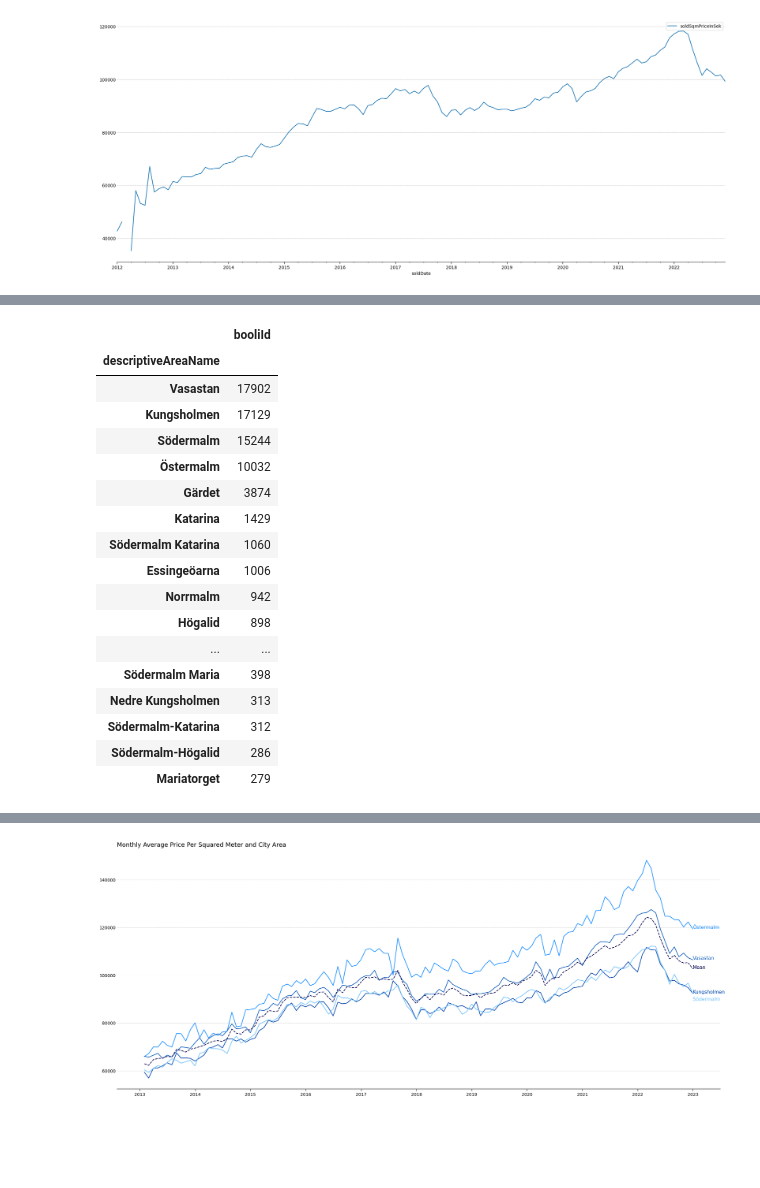
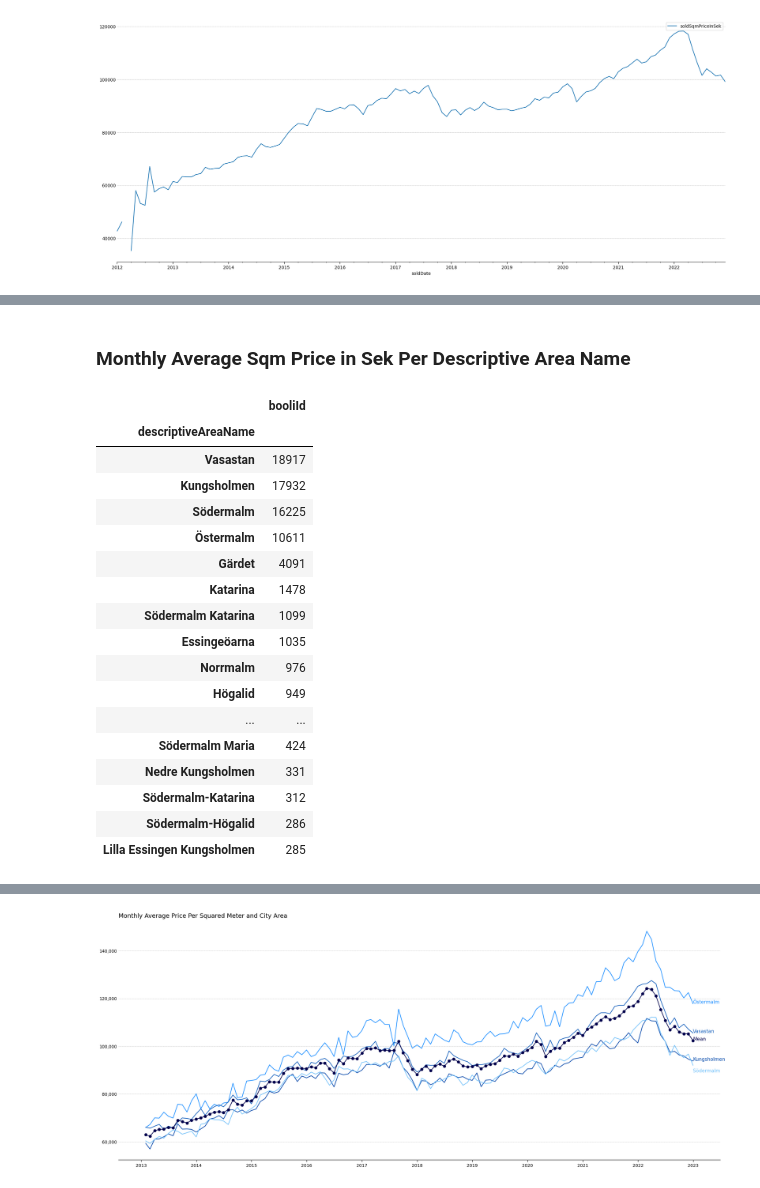
Before and after one commit to cfuru/Azure-Functions, a Jupyter notebook: func-booli-scraper-001/2_EDA_data_cleaning.ipynb, the cells around one changed output, grey strips where cells are left out. Saved outputs shown, nothing was run; the diff lists cells and outputs as text; code cells hidden in the pictures; blank space fills up the shorter version.

```diff
--- a/func-booli-scraper-001/2_EDA_data_cleaning.ipynb
+++ b/func-booli-scraper-001/2_EDA_data_cleaning.ipynb
@@ -96,14 +41,14 @@ columns_to_rename = {
     "rooms.raw": "numberOfRooms"
 }
 
-df_clean = (
+df = (
     azure_utils.ingest_raw_data("sold/Sold_Lägenhet")
     .pipe(data_cleaning.drop_dataframe_columns, columns_to_drop)
     .pipe(data_cleaning.set_dtype_to_numeric, non_numeric_columns)
     .pipe(data_cleaning.change_timestamp_format, "soldDate")
     .pipe(data_cleaning.rename_df_columns, columns_to_rename)
 )
-df_clean.head()
+df.head()
 # %% [output]
 |  | booliId | streetAddress | constructionYear | objectType | descriptiveAreaName | soldPriceType | daysActive | ... |
 | 0 | 1297209 | Drottningholmsvägen 48 | 2011.0 | Lägenhet | St Göran | Slutpris | 18.0 | ... |
@@ -267,5 +209,4 @@ def plot_dates(dataframe, date_col, measure_col, agg_func = "count"):
 # %%
-df_clean["soldDate"] = pd.to_datetime(df_clean["soldDate"], format = "%Y-%m-%d")
-plot_dates(df_clean, "soldDate", "booliId", "count")
-# df_clean[["soldDate", "booliId"]].set_index("soldDate").groupby([pd.Grouper(freq = "M")]).count()
+df["soldDate"] = pd.to_datetime(df["soldDate"], format = "%Y-%m-%d")
+plot_dates(df, "soldDate", "booliId", "count")
 # %% [output]
@@ -288,28 +235,28 @@ test.pivot(index = "soldDate", columns = "numberOfRooms", values = "soldSqmPrice
+# %% [markdown]
+### Monthly Average Sqm Price in Sek Per Descriptive Area Name
 # %%
-df_clean[["descriptiveAreaName", "booliId"]].groupby(["descriptiveAreaName"]).count().sort_values(by = "booliId", ascending = False).head(30)
-
-# pd.DataFrame(df_clean.descriptiveAreaName.unique(), columns = ["Area Name"])
+df[["descriptiveAreaName", "booliId"]].groupby(["descriptiveAreaName"]).count().sort_values(by = "booliId", ascending = False).head(30)
 # %% [output]
 |  | booliId |
 | descriptiveAreaName |  |
-| Vasastan | 17902 |
-| Kungsholmen | 17129 |
-| Södermalm | 15244 |
-| Östermalm | 10032 |
-| Gärdet | 3874 |
-| Katarina | 1429 |
-| Södermalm Katarina | 1060 |
-| Essingeöarna | 1006 |
-| Norrmalm | 942 |
-| Högalid | 898 |
+| Vasastan | 18917 |
+| Kungsholmen | 17932 |
+| Södermalm | 16225 |
+| Östermalm | 10611 |
+| Gärdet | 4091 |
+| Katarina | 1478 |
+| Södermalm Katarina | 1099 |
+| Essingeöarna | 1035 |
+| Norrmalm | 976 |
+| Högalid | 949 |
 | ... | ... |
-| Södermalm Maria | 398 |
-| Nedre Kungsholmen | 313 |
+| Södermalm Maria | 424 |
+| Nedre Kungsholmen | 331 |
 | Södermalm-Katarina | 312 |
 | Södermalm-Högalid | 286 |
-| Mariatorget | 279 |
+| Lilla Essingen Kungsholmen | 285 |
 # %%
-df_area_price = df_clean[["soldDate", "descriptiveAreaName", "soldSqmPriceInSek"]].set_index("soldDate")
+df_area_price = df[["soldDate", "descriptiveAreaName", "soldSqmPriceInSek"]].set_index("soldDate")
 df_area_price = df_area_price[df_area_price.descriptiveAreaName.isin(["Vasastan", "Kungsholmen", "Södermalm", "Östermalm"])]
 df_area_price = df_area_price[df_area_price.index >= "2012-12-31"]
 df_area_price = df_area_price.groupby([pd.Grouper(freq = "M"), "descriptiveAreaName"]).mean().reset_index()
@@ -325,7 +272,7 @@ df_area_price.reset_index().head()
 | 3 | 2013-04-30 | 61214.252525 | 62196.533333 | 67286.456311 | 69905.116279 | 65150.589612 |
 | 4 | 2013-05-31 | 62088.827957 | 61526.765432 | 65177.415584 | 72397.000000 | 65297.502243 |
 # %%
-def plot_shit(dataframe, ax):
+def plot_sqm_price_per_date(dataframe, ax):
 
     color_tableau = {
         "Kungsholmen": "#0047ab",
@@ -343,6 +290,7 @@ def plot_shit(dataframe, ax):
     ax.spines["bottom"].set_visible(True)
     ax.get_xaxis().tick_bottom()
     ax.get_yaxis().tick_left()
+    ax.yaxis.set_major_formatter(StrMethodFormatter('{x:,.0f}'))
 
     ax.grid(axis = "y", linestyle = "--", linewidth = 0.5)
 
@@ -353,33 +301,34 @@ def plot_shit(dataframe, ax):
     ax.tick_params(
         axis="x",
         length = 5
     )
 
     for area, color in color_tableau.items():
         if area == "Mean":
             plt.plot(temp["soldDate"].values,
                     temp[area].values,
                     lw = 1.5,
-                    linestyle = "--",
+                    linestyle = "-",
+                    marker = "o",
                     color = color)
         else:
             plt.plot(temp["soldDate"].values,
                     temp[area].values,
                     lw = 1.5,
                     color = color)
 
         y_pos = temp[area].values[-1] - 0.5
         if area == "Södermalm":
             y_pos += -3000
 
         plt.text(temp.soldDate.max(), y_pos, area, fontsize = 11, color = color)
 
     ax.set_title("Monthly Average Price Per Squared Meter and City Area", loc = "left", fontsize = 14)
 
 
 
 plt.figure(figsize = (25, 10))
 ax = plt.subplot(111)
-plot_shit(df_area_price.reset_index(), ax)
+plot_sqm_price_per_date(df_area_price.reset_index(), ax)
 # %% [output]
-[figure, old version]
+[figure, new version]
```
Also changed, not shown: parts of 43 cells of this notebook, 2 other files.
